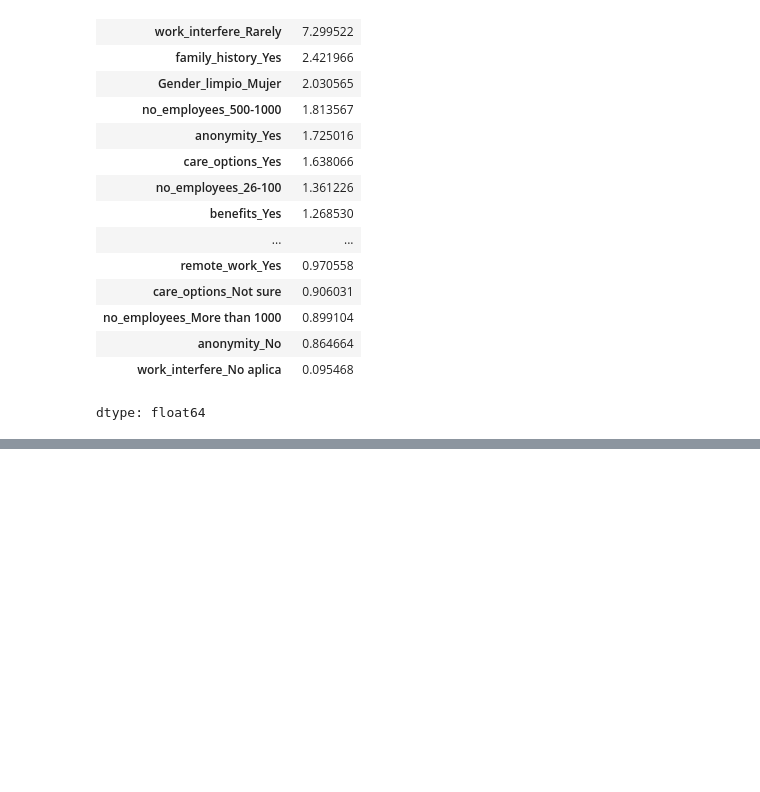
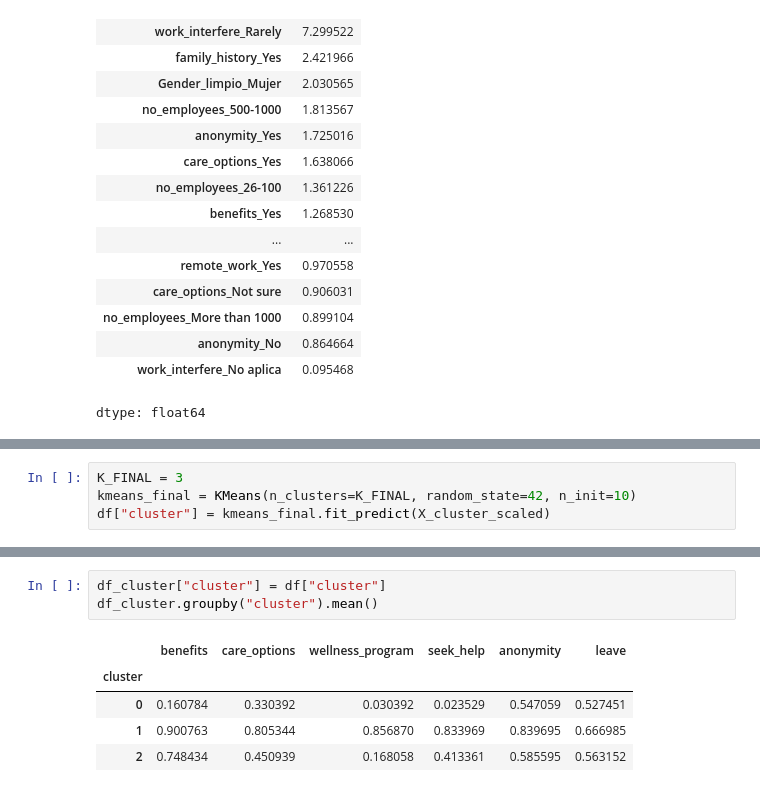
Before and after one commit to Davida4200/data-xperience-trabajo-final, a Jupyter notebook: survey_tl.ipynb, the cells around one changed output, grey strips where cells are left out. Saved outputs shown, nothing was run; the diff lists cells and outputs as text; blank space fills up the shorter version.

```diff
--- a/survey_tl.ipynb
+++ b/survey_tl.ipynb
@@ -252,0 +296,4 @@ dtype: float64
+# %%
+K_FINAL = 3
+kmeans_final = KMeans(n_clusters=K_FINAL, random_state=42, n_init=10)
+df["cluster"] = kmeans_final.fit_predict(X_cluster_scaled)
@@ -252,0 +312,9 @@ dtype: float64
+# %%
+df_cluster["cluster"] = df["cluster"]
+df_cluster.groupby("cluster").mean()
+# %% [output]
+|  | benefits | care_options | wellness_program | seek_help | anonymity | leave |
+| cluster |  |  |  |  |  |  |
+| 0 | 0.160784 | 0.330392 | 0.030392 | 0.023529 | 0.547059 | 0.527451 |
+| 1 | 0.900763 | 0.805344 | 0.856870 | 0.833969 | 0.839695 | 0.666985 |
+| 2 | 0.748434 | 0.450939 | 0.168058 | 0.413361 | 0.585595 | 0.563152 |
```
Also changed, not shown: parts of 12 cells of this notebook.
